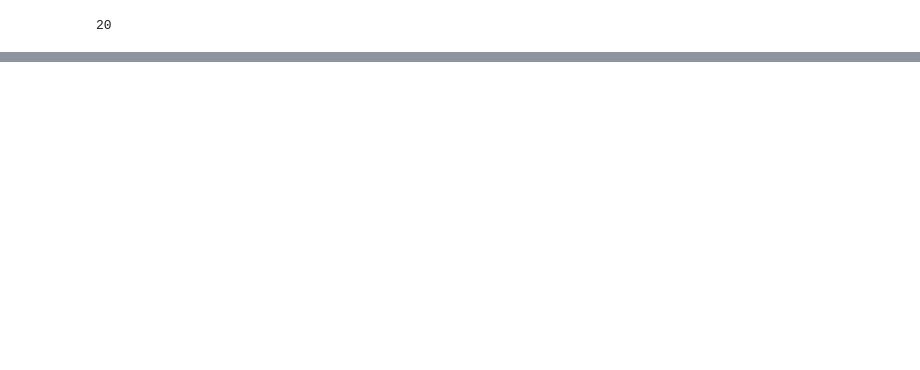
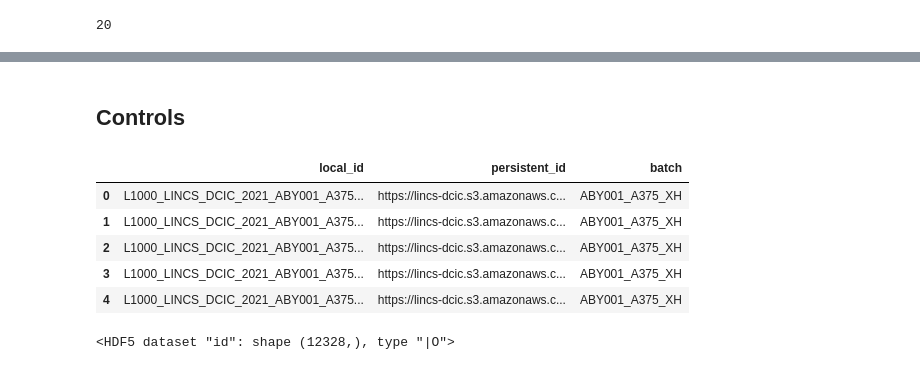
Before and after one commit to MaayanLab/dex-benchmark, a Jupyter notebook: L1000_data/Retrieving_L1000_Data.ipynb, the cells around one changed output, grey strips where cells are left out. Cells and saved outputs as stored; diff of their text form; code cells hidden in the pictures; blank space fills up the shorter version.

Commit message:
update code for building L1000 Dex control data

```diff
--- a/L1000_data/Retrieving_L1000_Data.ipynb
+++ b/L1000_data/Retrieving_L1000_Data.ipynb
@@ -361,2 +362,37 @@ crisprko_table.head()
 # %%
 crisprko_table.to_csv(f"{crisprkopert}_L1000_CRISPRKO_data.tsv", sep='\t', index=False)
+# %% [markdown]
+## Controls
+# %%
+ctl_table = pd.read_csv("L1000_Controls.tsv", sep='\t')
+ctl_table.head()
+# %% [output]
+|  | local_id | persistent_id | batch |
+| 0 | L1000_LINCS_DCIC_2021_ABY001_A375... | https://lincs-dcic.s3.amazonaws.c... | ABY001_A375_XH |
+| 1 | L1000_LINCS_DCIC_2021_ABY001_A375... | https://lincs-dcic.s3.amazonaws.c... | ABY001_A375_XH |
+| 2 | L1000_LINCS_DCIC_2021_ABY001_A375... | https://lincs-dcic.s3.amazonaws.c... | ABY001_A375_XH |
+| 3 | L1000_LINCS_DCIC_2021_ABY001_A375... | https://lincs-dcic.s3.amazonaws.c... | ABY001_A375_XH |
+| 4 | L1000_LINCS_DCIC_2021_ABY001_A375... | https://lincs-dcic.s3.amazonaws.c... | ABY001_A375_XH |
+# %%
+if not os.path.exists('Dexamethasone_L1000_Controls_fulldata.gctx'):
+  ctl_file = h5py.File('Dexamethasone_L1000_Controls_fulldata.gctx', 'w')
+
+  l1000_ctl_sample_list = []
+  l1000_ctl_sampid_list = []
+
+  for row in ctl_table.itertuples():
+    try:
+      temp_df = pd.read_csv(row.persistent_id, sep='\t', index_col=0)
+    except:
+      print(f"Unable to access data from row {row.Index} at {row.persistent_id}")
+      continue
+    for col in temp_df.columns:
+      l1000_ctl_sampid_list.append(col)
+      l1000_ctl_sample_list.append(temp_df.sort_index()[col].to_numpy())
+
+  ctl_file.create_dataset('0/DATA/0/matrix', data=l1000_ctl_sample_list)
+  ctl_file.create_dataset('0/META/COL/id', data=l1000_ctl_sampid_list, dtype=h5py.string_dtype('utf-8'))
+  ctl_file.create_dataset('0/META/ROW/id', data=temp_df.sort_index().index.to_numpy(), dtype=h5py.string_dtype('utf-8'))
+  ctl_file.close()
+# %% [output]
+<HDF5 dataset "id": shape (12328,), type "|O">
```
Also changed, not shown: parts of 4 cells of this notebook.
